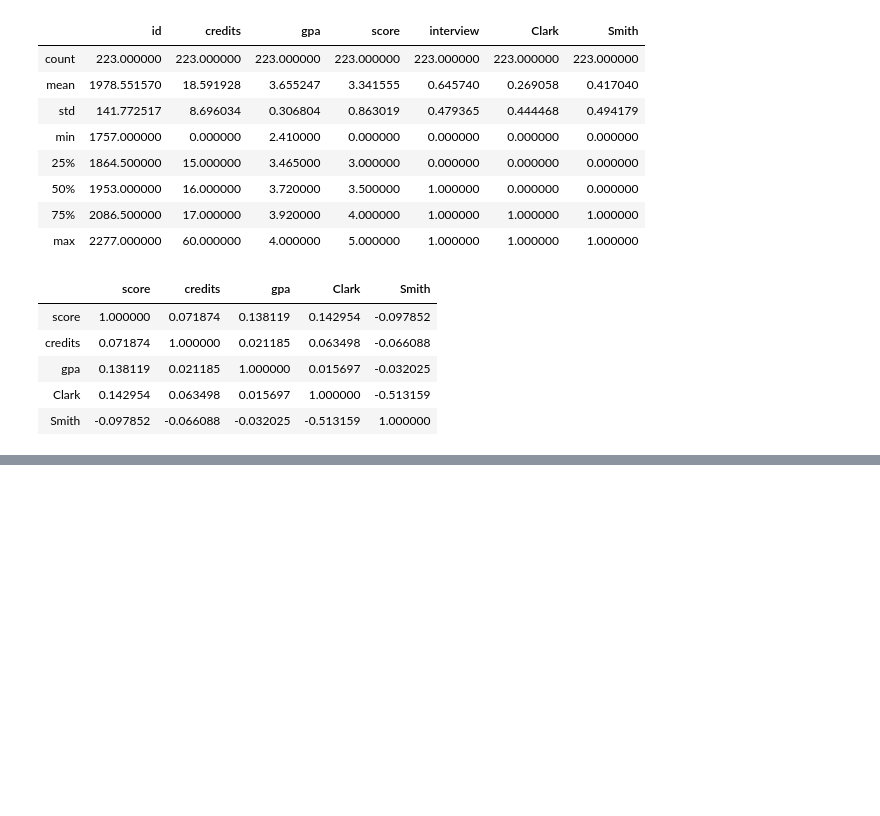
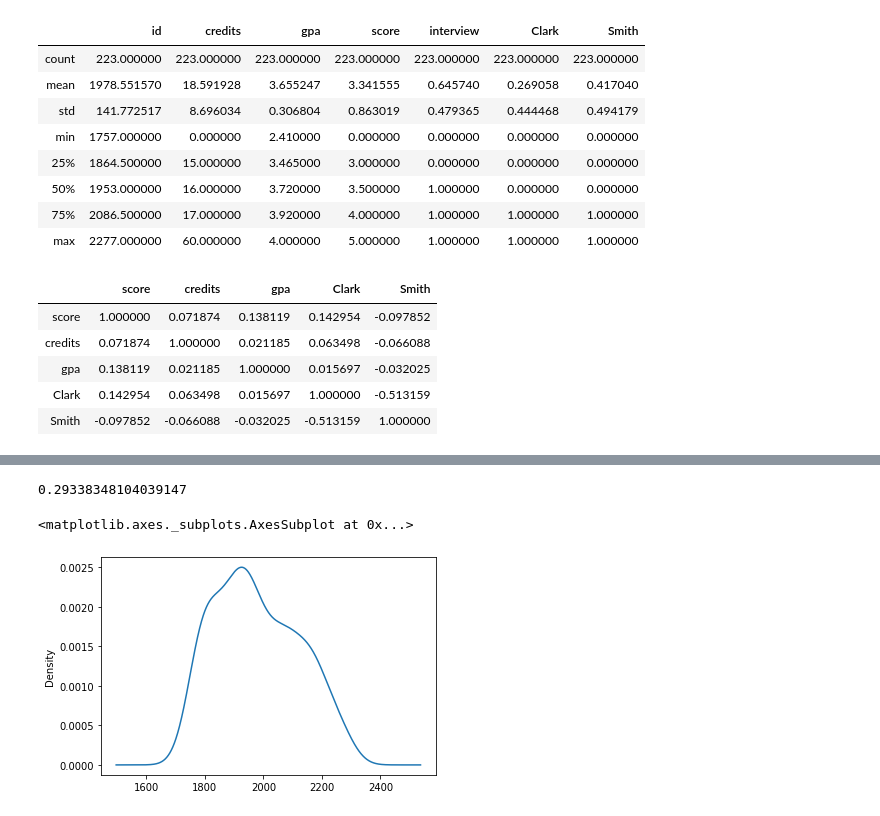
Before and after one commit to jpbailey/438a, a Jupyter notebook: questselections18revisited.ipynb, the cells around one changed output, grey strips where cells are left out. Cells and saved outputs as stored; diff of their text form; code cells hidden in the pictures; blank space fills up the shorter version.

```diff
--- a/questselections18revisited.ipynb
+++ b/questselections18revisited.ipynb
@@ -99,3 +122,5 @@ gpa           -1.4600      0.263     -5.560      0.000      -1.975      -0.945
 Clark         -0.0189      0.467     -0.040      0.968      -0.935       0.897
 Smith         -0.2556      0.395     -0.647      0.518      -1.030       0.519
 ==============================================================================
+# %%
+df['score_gpa']=df['score']*df['gpa']
@@ -101,0 +161,9 @@ Smith         -0.2556      0.395     -0.647      0.518      -1.030       0.519
+# %%
+df['id'].skew()
+# %% [output]
+0.29338348104039147
+# %%
+df['id'].plot.kde()
+# %% [output]
+<matplotlib.axes._subplots.AxesSubplot at 0x...>
+[figure, added]
```
Also changed, not shown: parts of 7 cells of this notebook.
